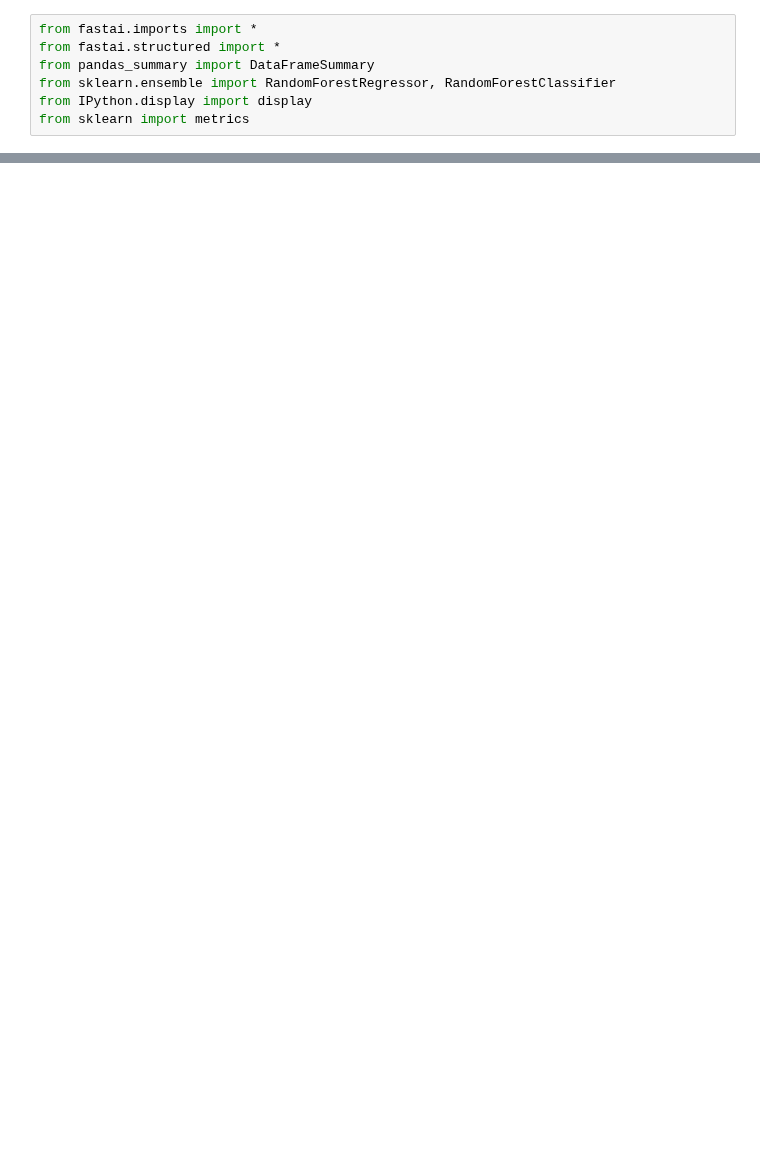
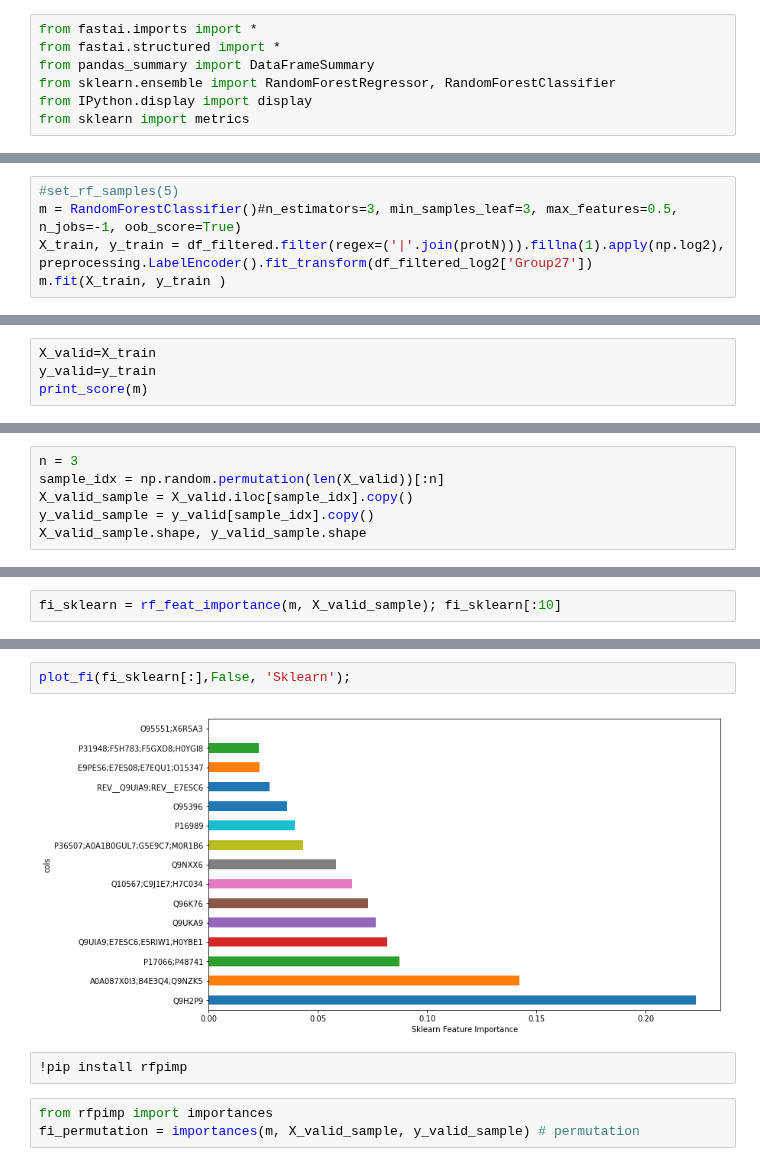
Before and after one commit to animesh/notebooks, a Jupyter notebook: lymphomaTF.ipynb, the cells around one changed output, grey strips where cells are left out. Drawn from its saved outputs; the diff is of its cells as text; blank space fills up the shorter version.

```diff
--- a/lymphomaTF.ipynb
+++ b/lymphomaTF.ipynb
@@ -317,0 +395,5 @@ plot(sin(x)*cos(x),type="l",color="blue")
+# %%
+#set_rf_samples(5)
+m = RandomForestClassifier()#n_estimators=3, min_samples_leaf=3, max_features=0.5, n_jobs=-1, oob_score=True)
+X_train, y_train = df_filtered.filter(regex=('|'.join(protN))).fillna(1).apply(np.log2), preprocessing.LabelEncoder().fit_transform(df_filtered_log2['Group27'])
+m.fit(X_train, y_train )
@@ -317,0 +408,4 @@ plot(sin(x)*cos(x),type="l",color="blue")
+# %%
+X_valid=X_train
+y_valid=y_train
+print_score(m)
@@ -317,0 +414,6 @@ plot(sin(x)*cos(x),type="l",color="blue")
+# %%
+n = 3
+sample_idx = np.random.permutation(len(X_valid))[:n]
+X_valid_sample = X_valid.iloc[sample_idx].copy()
+y_valid_sample = y_valid[sample_idx].copy()
+X_valid_sample.shape, y_valid_sample.shape
@@ -317,0 +422,2 @@ plot(sin(x)*cos(x),type="l",color="blue")
+# %%
+fi_sklearn = rf_feat_importance(m, X_valid_sample); fi_sklearn[:10]
@@ -317,0 +436,9 @@ plot(sin(x)*cos(x),type="l",color="blue")
+# %%
+plot_fi(fi_sklearn[:],False, 'Sklearn');
+# %% [output]
+[figure, added]
+# %%
+!pip install rfpimp
+# %%
+from rfpimp import importances
+fi_permutation = importances(m, X_valid_sample, y_valid_sample) # permutation
```
Also changed, not shown: parts of 47 cells of this notebook.
